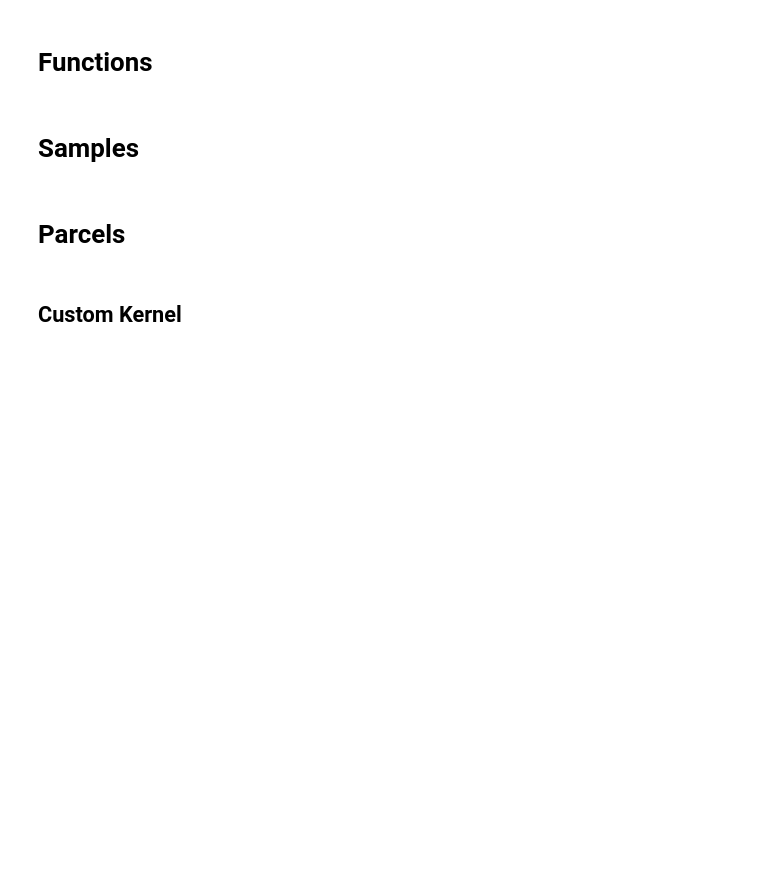
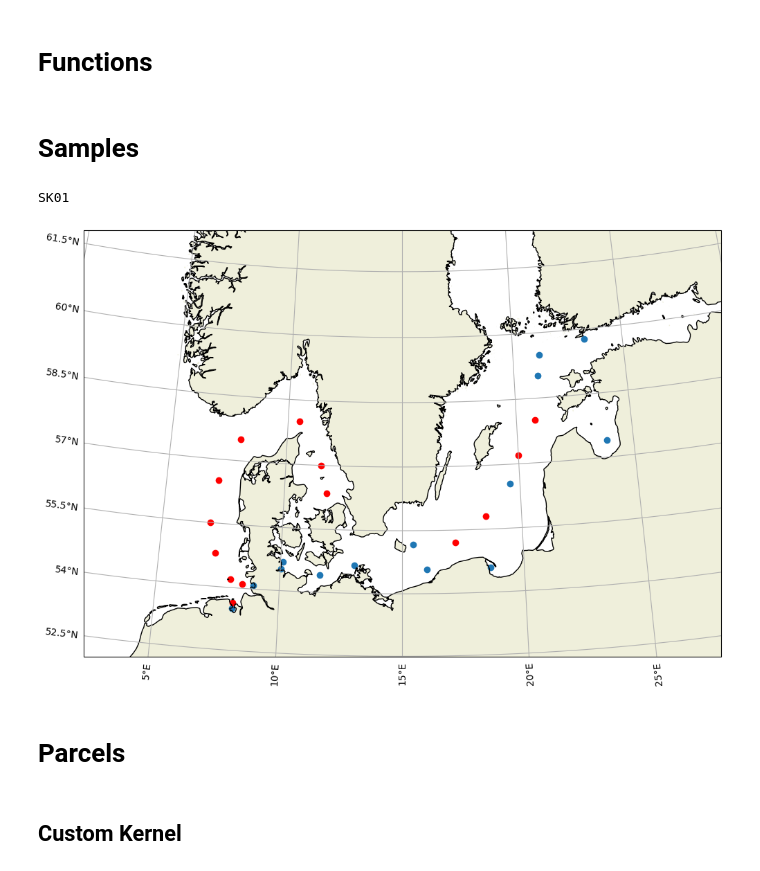
Before and after one commit to geomar-od-lagrange/2025_copepods, a Jupyter notebook: notebooks/Copepods.ipynb, the cells around one changed output. Saved outputs shown, nothing was run; the diff lists cells and outputs as text; code cells hidden in the pictures; blank space fills up the shorter version.

```diff
--- a/notebooks/Copepods.ipynb
+++ b/notebooks/Copepods.ipynb
@@ -191,42 +193,46 @@ def get_uniform_random_latlon_in(
     return lat, lon
 # %% [markdown]
 # Samples
+# %%
+suptitle_size = 20
+title_size = 16
+mapsize = (16, 8)
+extent = (2.5, 27.5, 52, 62)
+lonmid = np.mean(extent[:2])
+latmid = np.mean(extent[:2])
+map_projection = ccrs.Stereographic(
+    central_longitude=lonmid, central_latitude=latmid,
+    )
+def basemap(ax):
+    ax.set_extent(extent, ccrs.PlateCarree())
+    ax.add_feature(cartopy.feature.LAND)
+    ax.add_feature(cartopy.feature.COASTLINE)
+    ax.gridlines(draw_labels=["left", "bottom"], y_inline=False,)
+    return ax
 # %%
-samples = [
-    "Speicherkoog", "KB03", "SW08",
-    "Wilhelmshaven", "GB96", "H21",
-    "Boknis_Eck", "Gdynia", "Riga",
-    "IU7_c", "LL17_c", "Finland",
-    "BB23", "BB36", "Speicherkoog_Außen",
-    "Wilhelmshaven_Außen",
-]
-lats = [
-    54.0929, 54.692, 54.413,
-    53.513, 56.54, 54.666,
-    54.5169, 54.5829, 57.3911,
-    59.489, 59.02, 59.77,
-    55.1751, 54.575, 54.11,
-    53.637,
-]
-lons = [
-    8.9487, 10.1035, 11.617,
-    8.149, 19.5809, 13.0224,
-    10.034, 18.6042, 23.8588,
-    21.2021, 21.0478, 23.2663,
-    15.4352, 16.001, 8.5,
-    8.15,
-]
-# lats = [54.0929, 54.692, 54.413, 53.513, 56.54, 54.666, 54.3101, 54.5329, 57.3911, 59.489, 59.02, 59.7766, 55.1751, 54.575]
-# lons = [8.9487, 10.1035, 11.617,8.149,19.5809,13.0224,10.0201,18.5642,23.8588,21.2021,21.0478,23.2663,15.4352,16.001]
+site_counter = 0
+samples = ["SK01", "KB03", "SW08", "WH01", "GB96", "H21", "BE01", "GD01", "RI01", "IU07", "LL17", "FI01",
+    "BB23", "BB36", ]
+lats = [54.0929, 54.692, 54.413, 53.513, 56.54, 54.666, 54.5169, 54.5829, 57.3911, 59.489, 59.02, 59.77,
+    55.1751, 54.575, ]
+lons = [8.9487, 10.1035, 11.617, 8.149, 19.5809, 13.0224, 10.034, 18.6042, 23.8588, 21.2021, 21.0478, 23.2663,
+    15.4352, 16.001, ]
+samples_new =   ["SK02","WH02", "KG01", "KG02", "SR01", "NJ01", "MJ01", "SJ01", "HL01", "DB01", "BP01", "BP02"]
+lons_new =      [8.5,   8.15,   11.8,     11.5,   10.5,   8,    7.2,    7,      8,      7.3,    18,     20.2]
+lats_new =      [54.11, 53.637, 56.35,   57,     58,     57.5,  56.5,   55.5,   54.2,   54.8,   55.5,   57.8]
+lons_new =      [8.5,   8.15,   11.8,     11.5,   10.5,   8,    7.2,    7,      8,      7.3,    17.2,   18.5,   20,   20.8]
+lats_new =      [54.11, 53.637, 56.35,   57,     58,     57.5,  56.5,   55.5,   54.2,   54.8,   55.2,   55.8,   57.2, 58]
 print(samples[site_counter])
-lat_site = lats[site_counter]
-lon_site = lons[site_counter]
-
-ds_H0_fine.H0.plot()
-ds_H0_coarse.H0.plot()
-plt.scatter(lons, lats)
-plt.scatter(lon_site, lat_site, c="r")
+lat_site, lon_site = lats[site_counter], lons[site_counter]
+fig = plt.figure(figsize=mapsize)
+ax_map = fig.add_subplot(projection=map_projection)
+basemap(ax_map)
+ax_map.scatter(lons, lats, transform=ccrs.Geodetic())
+ax_map.scatter(lons_new, lats_new, c="r", transform=ccrs.Geodetic())
 plt.show()
+# %% [output]
+SK01
+[figure, added]
 # %%
 # Make release box
 lat_release_min = lat_site - change_in_latitude(box_side_length_km / 2)
```
Also changed, not shown: parts of 5 cells of this notebook.
